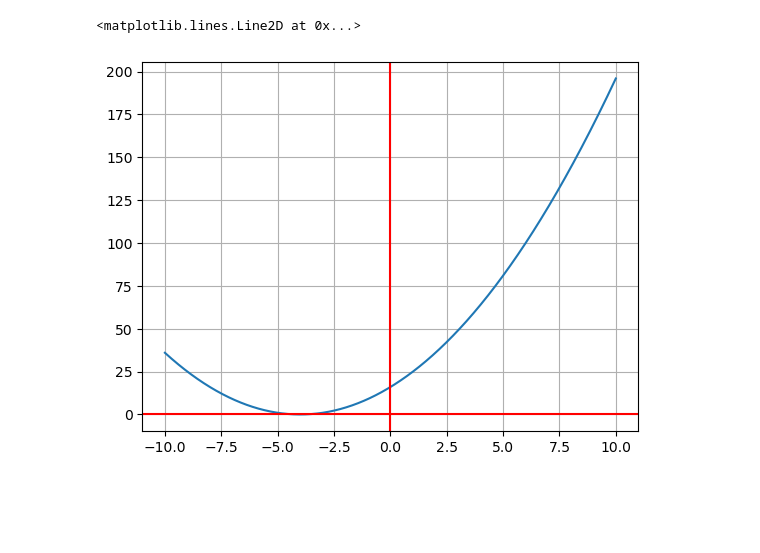
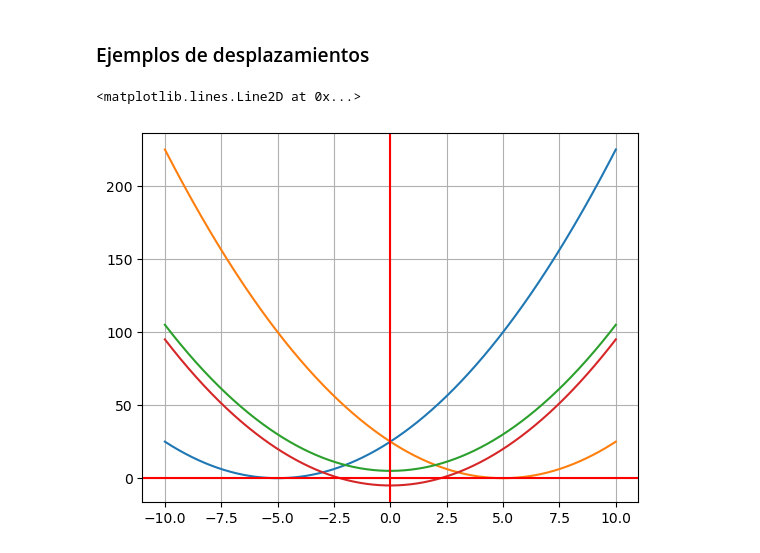
Before and after one commit to amolinasimancas/myJupyterNotebooks, a Jupyter notebook: clase3.ipynb, the cells around one changed output. Saved outputs shown, nothing was run; the diff lists cells and outputs as text; code cells hidden in the pictures; blank space fills up the shorter version.

```diff
--- a/clase3.ipynb
+++ b/clase3.ipynb
@@ -1,23 +1,31 @@
+# %% [markdown]
+### Ejemplos de desplazamientos
 # %%
 import numpy as np
 import matplotlib.pyplot as plt
 
 N = 1000
 
 def f(x):
   return x**2
 
-c = 4
+c = 5
 
 x = np.linspace(-10,10, num=N)
 
-y = f(x + c)
+y1 = f(x + c)
+y2 = f(x - c)
+y3 = f(x) + c
+y4 = f(x) - c
 
 fig, ax = plt.subplots()
-ax.plot(x,y)
+ax.plot(x,y1)
+ax.plot(x,y2)
+ax.plot(x,y3)
+ax.plot(x,y4)
 ax.grid()
 ax.axhline(y=0, color='r')
 ax.axvline(x=0, color='r')
 # %% [output]
 <matplotlib.lines.Line2D at 0x...>
-[figure, old version]
+[figure, new version]
```
Also changed, not shown: parts of 5 cells of this notebook, 1 other file.
